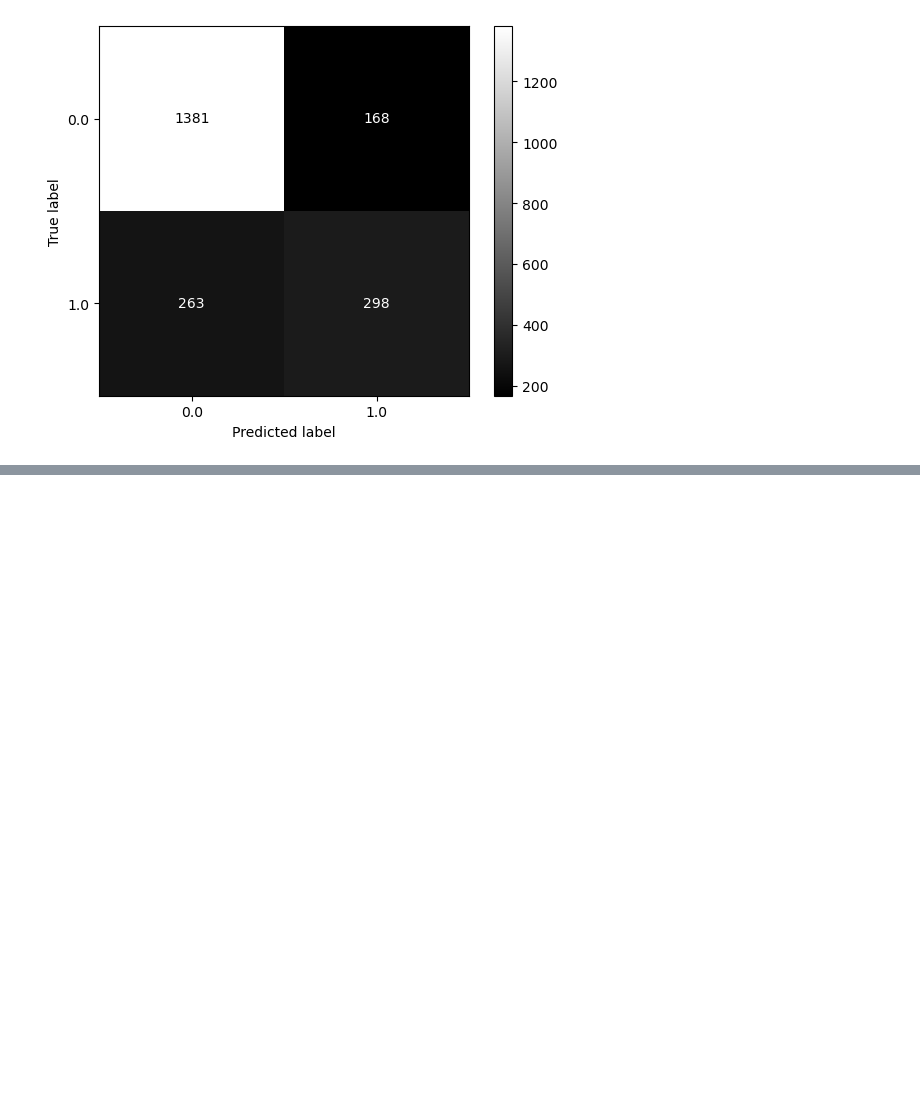
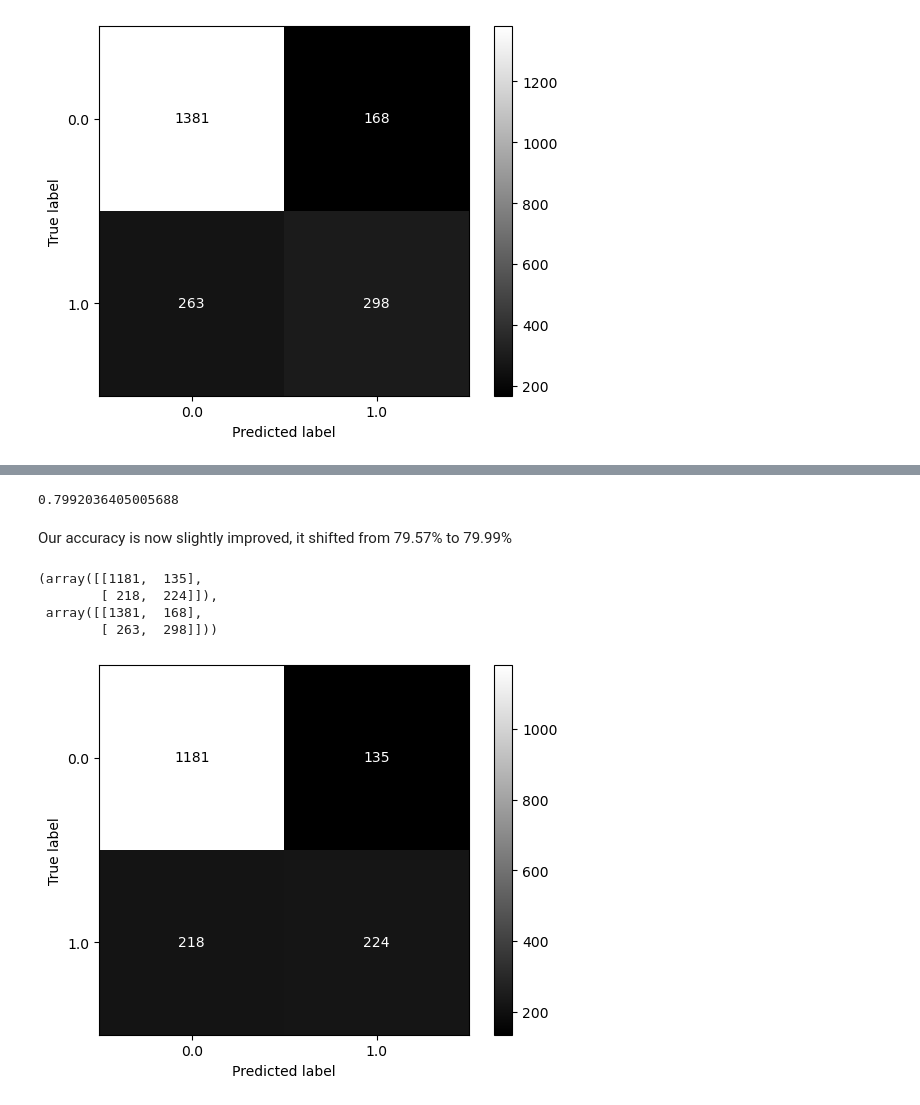
Before and after one commit to fenilenvinileno97/logistic_reg, a Jupyter notebook: 2-churn_prediction.ipynb, the cells around one changed output, grey strips where cells are left out. Cells and saved outputs as stored; diff of their text form; code cells hidden in the pictures; blank space fills up the shorter version.

```diff
--- a/2-churn_prediction.ipynb
+++ b/2-churn_prediction.ipynb
@@ -301,0 +342,26 @@ plt.show()
+# %%
+Xw_train, Xw_test, yw_train, yw_test = train_test_split(Xw, yw)
+# %%
+modelw = LogisticRegression()
+resultw = modelw.fit(Xw_train, yw_train)
+# %%
+prediction_wtest = resultw.predict(Xw_test)
+print(accuracy_score(yw_test, prediction_wtest))
+# %% [output]
+0.7992036405005688
+# %% [markdown]
+Our accuracy is now slightly improved, it shifted from 79.57% to 79.99%
+# %%
+cmw = confusion_matrix(yw_test, prediction_wtest)
+cmw, cm
+# %% [output]
+(array([[1181,  135],
+        [ 218,  224]]),
+ array([[1381,  168],
+        [ 263,  298]]))
+# %%
+dispw = ConfusionMatrixDisplay(confusion_matrix=cmw, display_labels=modelw.classes_)
+dispw.plot(cmap="gray")
+plt.show()
+# %% [output]
+[figure, added]
```
Also changed, not shown: parts of 14 cells of this notebook, 2 other files.
